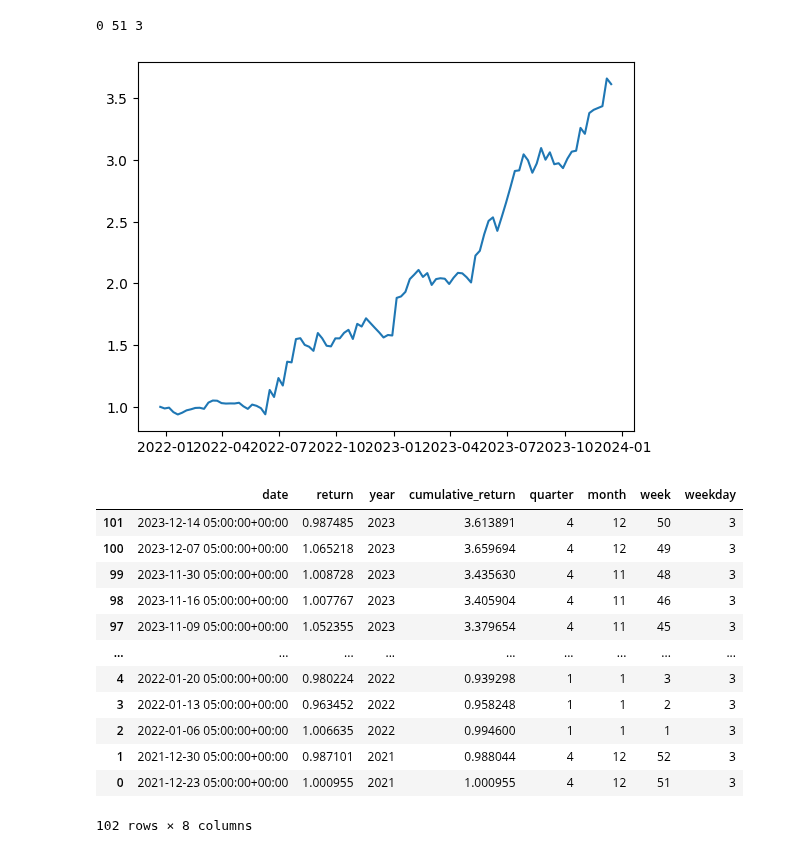
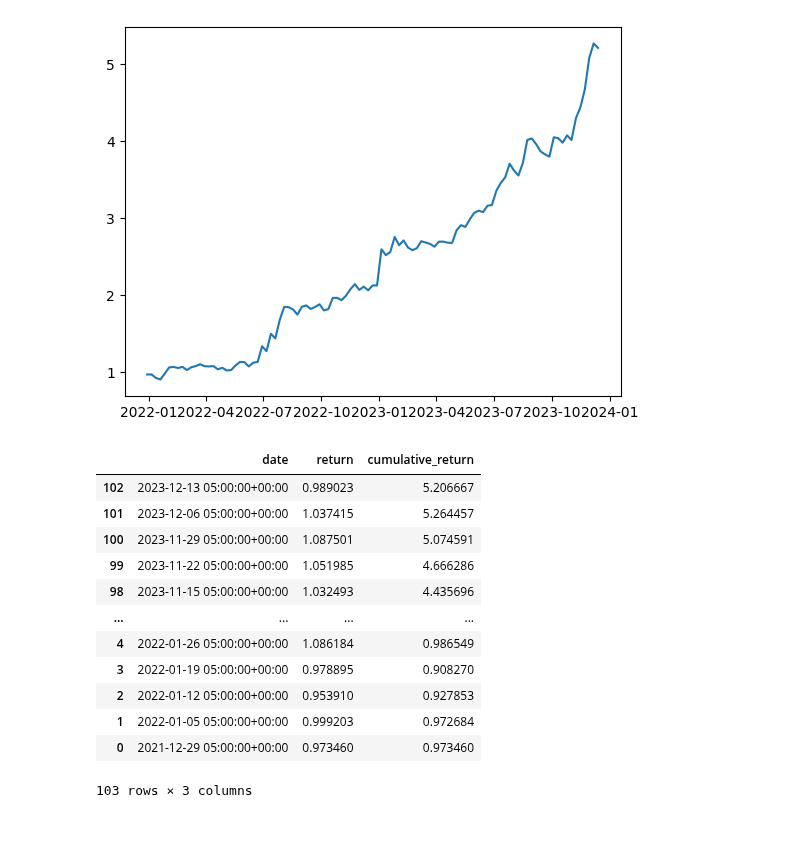
Before and after one commit to chung-ejy/sapling, a Jupyter notebook: final.ipynb, the cells around one changed output. Saved outputs shown, nothing was run; the diff lists cells and outputs as text; code cells hidden in the pictures.

```diff
--- a/final.ipynb
+++ b/final.ipynb
@@ -18,18 +16,10 @@ market.connect()
 russell1000 = market.retrieve("russell1000")
 market.disconnect()
 # %%
-holding_period = 5
 tickers = russell1000["ticker"].values
-positions = 10
-hedge_percentage = 0.05
 training_year = datetime.now().year - 3
 today = datetime.now()
 weekday = today.weekday() - 1 if today.weekday() != 0 else 4
-week = today.isocalendar()[1] if today.weekday() != 0 else today.isocalendar()[1] - 1
-week_mod = int(week % (holding_period/5))
-print(week_mod,week,weekday)
-# %% [output]
-0 51 3
 # %%
 market.connect()
 prices = []
@@ -37,60 +27,60 @@ for ticker in tqdm(tickers,desc="model_prep"):
     try:
         ticker_prices = processor.column_date_processing(market.query("prices",{"ticker":ticker}))
         ticker_prices.sort_values("date",inplace=True)
-        simulation = ticker_prices.copy()
-        simulation.sort_values("date",inplace=True)
-        simulation["historical_volatility"] = simulation["adjclose"].rolling(100).std() / simulation["adjclose"].rolling(100).mean()
-        simulation["buy_price"] = simulation["adjclose"].shift(-1)
-        simulation["buy_date"] = simulation["date"].shift(-1)
-        simulation["sell_price"] = simulation["adjclose"].shift(-holding_period)
-        simulation["sell_date"] = simulation["date"] + timedelta(days=int(holding_period /5) * 7)
-        simulation["return"] = (simulation["sell_price"] - simulation["buy_price"]) / simulation ["buy_price"] * (1/positions) *0.99
-        simulation["return"] = [max(float(-hedge_percentage/positions),x) for x in simulation["return"]]
-        prices.append(simulation)
+        ticker_prices["historical_volatility"] = ticker_prices["adjclose"].rolling(100).std() / ticker_prices["adjclose"].rolling(100).mean()
+        ticker_prices["historical_return"] = ticker_prices["adjclose"] / ticker_prices["adjclose"].rolling(100).mean()
+        ticker_prices["historical_bollinger"] = ticker_prices["adjclose"] / (ticker_prices["adjclose"].rolling(100).mean() - 2 * ticker_prices["adjclose"].rolling(100).std())
+        ticker_prices["buy_price"] = ticker_prices["adjclose"].shift(-1)
+        ticker_prices["buy_date"] = ticker_prices["date"].shift(-1)
+        ticker_prices["sell_price"] = ticker_prices["adjclose"].shift(-5)
+        ticker_prices["sell_date"] = ticker_prices["date"] + timedelta(days=7)
+        # ticker_prices["sell_date"] = ticker_prices["date"].shift(-holding_period)
+        prices.append(ticker_prices)
     except Exception as e:
         print(ticker,str(e))
         continue
 market.disconnect()
+sim = pd.concat(prices).reset_index(drop=True)
 # %%
-sim = pd.concat(prices).reset_index(drop=True)
+positions = 10
+hedge_percentage = 0.05
+sim["return"] = (sim["sell_price"] - sim["buy_price"]) / sim ["buy_price"] * (1/positions) * 0.995
+sim["return"] = [max(float(-hedge_percentage/positions),x) for x in sim["return"]]
 sim.sort_values("date",inplace=True)
 trades = sim[sim["weekday"]==weekday].copy()
-trades = trades[trades["week"] % int(holding_period/5) == week_mod]
 trades = processor.column_date_processing(trades)
 # %%
 valuation_method = "historical_volatility"
 # %%
 try:
     iteration_trades = trades.copy().sort_values(valuation_method,ascending=False).groupby(["date"]).nth([i for i in range(positions)]).reset_index()
     portfolio = iteration_trades[["date","return"]].groupby("date").sum().reset_index()
     portfolio.sort_values("date",inplace=True)
-    portfolio["year"] = [x.year for x in portfolio["date"]]
-    portfolio = portfolio[(portfolio["date"]<portfolio["date"].max()) & (portfolio["year"]>=training_year)]
+    portfolio = portfolio[(portfolio["date"]<portfolio["date"].max())]
     portfolio["return"] = portfolio["return"] + 1
     portfolio["cumulative_return"] = portfolio["return"].cumprod()
-    portfolio = processor.column_date_processing(portfolio)
     portfolio.dropna(inplace=True)
     recommendations = iteration_trades[["date","sell_date","ticker","adjclose",valuation_method]].sort_values(["date"]).tail(positions)
     plt.plot(portfolio["date"].values,portfolio["cumulative_return"].values)
     plt.show()
 except Exception as e:
     print(str(e))
 # %% [output]
-[figure, old version]
+[figure, new version]
 # %%
 portfolio.sort_values("date",ascending=False)
 # %% [output]
-|  | date | return | year | cumulative_return | quarter | month | week | weekday |
-| 101 | 2023-12-14 05:00:00+00:00 | 0.987485 | 2023 | 3.613891 | 4 | 12 | 50 | 3 |
-| 100 | 2023-12-07 05:00:00+00:00 | 1.065218 | 2023 | 3.659694 | 4 | 12 | 49 | 3 |
-| 99 | 2023-11-30 05:00:00+00:00 | 1.008728 | 2023 | 3.435630 | 4 | 11 | 48 | 3 |
-| 98 | 2023-11-16 05:00:00+00:00 | 1.007767 | 2023 | 3.405904 | 4 | 11 | 46 | 3 |
-| 97 | 2023-11-09 05:00:00+00:00 | 1.052355 | 2023 | 3.379654 | 4 | 11 | 45 | 3 |
-| ... | ... | ... | ... | ... | ... | ... | ... | ... |
-| 4 | 2022-01-20 05:00:00+00:00 | 0.980224 | 2022 | 0.939298 | 1 | 1 | 3 | 3 |
-| 3 | 2022-01-13 05:00:00+00:00 | 0.963452 | 2022 | 0.958248 | 1 | 1 | 2 | 3 |
-| 2 | 2022-01-06 05:00:00+00:00 | 1.006635 | 2022 | 0.994600 | 1 | 1 | 1 | 3 |
-| 1 | 2021-12-30 05:00:00+00:00 | 0.987101 | 2021 | 0.988044 | 4 | 12 | 52 | 3 |
-| 0 | 2021-12-23 05:00:00+00:00 | 1.000955 | 2021 | 1.000955 | 4 | 12 | 51 | 3 |
+|  | date | return | cumulative_return |
+| 102 | 2023-12-13 05:00:00+00:00 | 0.989023 | 5.206667 |
+| 101 | 2023-12-06 05:00:00+00:00 | 1.037415 | 5.264457 |
+| 100 | 2023-11-29 05:00:00+00:00 | 1.087501 | 5.074591 |
+| 99 | 2023-11-22 05:00:00+00:00 | 1.051985 | 4.666286 |
+| 98 | 2023-11-15 05:00:00+00:00 | 1.032493 | 4.435696 |
+| ... | ... | ... | ... |
+| 4 | 2022-01-26 05:00:00+00:00 | 1.086184 | 0.986549 |
+| 3 | 2022-01-19 05:00:00+00:00 | 0.978895 | 0.908270 |
+| 2 | 2022-01-12 05:00:00+00:00 | 0.953910 | 0.927853 |
+| 1 | 2022-01-05 05:00:00+00:00 | 0.999203 | 0.972684 |
+| 0 | 2021-12-29 05:00:00+00:00 | 0.973460 | 0.973460 |
-102 rows × 8 columns
+103 rows × 3 columns
 # %%
```
Also changed, not shown: parts of 3 cells of this notebook, 6 other files.
